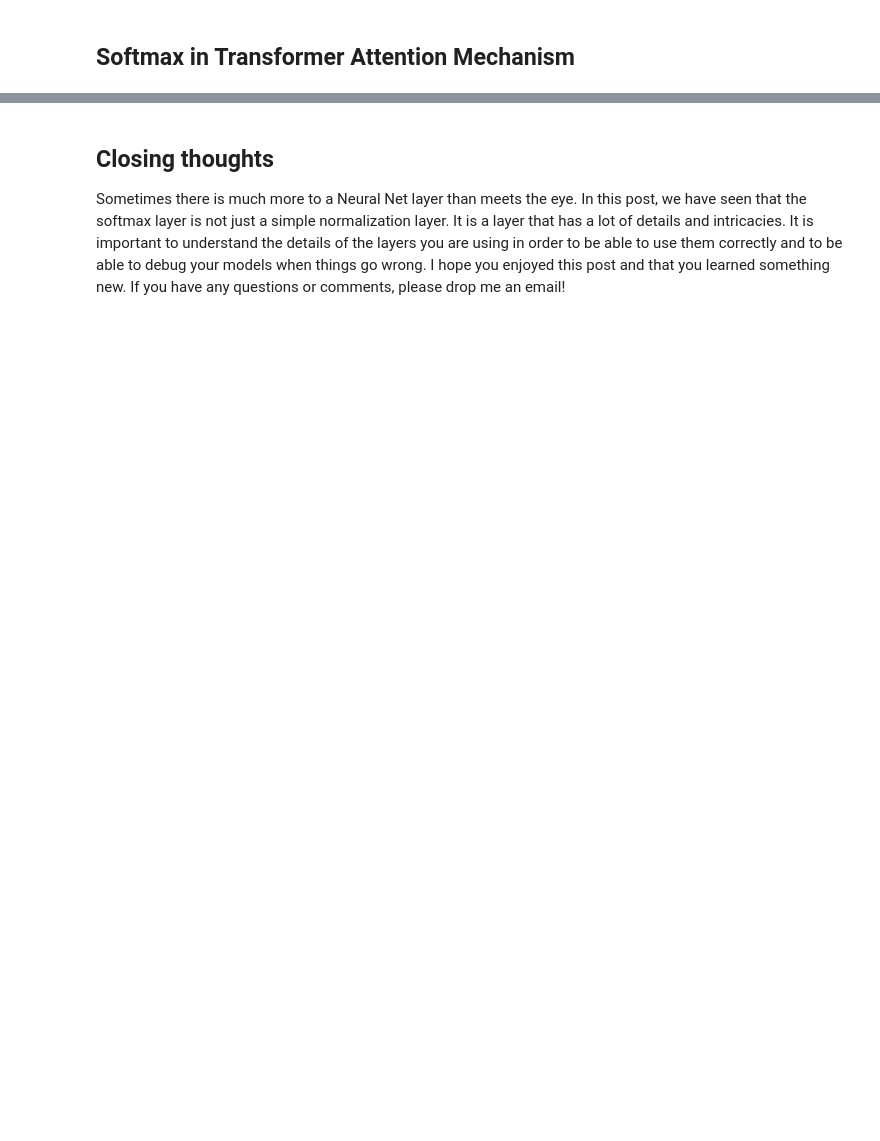
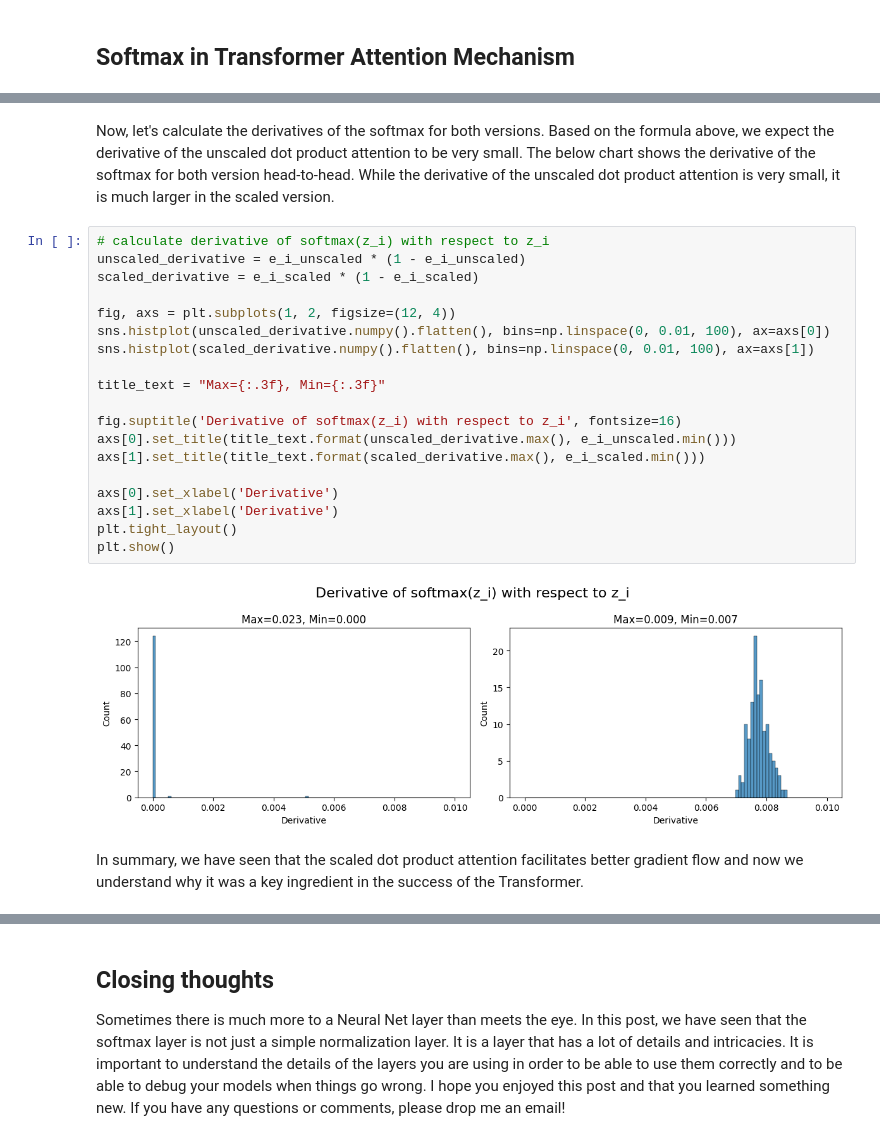
Before and after one commit to geroldcsendes/geroldcsendes.github.io, a Jupyter notebook: _notebooks/2023-07-11-softmax.ipynb, the cells around one changed output, grey strips where cells are left out. Cells and saved outputs as stored; diff of their text form; blank space fills up the shorter version.

```diff
--- a/_notebooks/2023-07-11-softmax.ipynb
+++ b/_notebooks/2023-07-11-softmax.ipynb
@@ -458,3 +461,28 @@ sns.histplot(e_i_scaled.numpy().flatten(), bins=np.arange(0, 1.1, 0.01))
+# %% [markdown]
+Now, let's calculate the derivatives of the softmax for both versions. Based on the formula above, we expect the derivative of the unscaled dot product attention to be very small. The below chart shows the derivative of the softmax for both version head-to-head. While the derivative of the unscaled dot product attention is very small, it is much larger in the scaled version.
+# %%
+# calculate derivative of softmax(z_i) with respect to z_i
+unscaled_derivative = e_i_unscaled * (1 - e_i_unscaled)
+scaled_derivative = e_i_scaled * (1 - e_i_scaled)
+
+fig, axs = plt.subplots(1, 2, figsize=(12, 4))
+sns.histplot(unscaled_derivative.numpy().flatten(), bins=np.linspace(0, 0.01, 100), ax=axs[0])
+sns.histplot(scaled_derivative.numpy().flatten(), bins=np.linspace(0, 0.01, 100), ax=axs[1])
+
+title_text = "Max={:.3f}, Min={:.3f}"
+
+fig.suptitle('Derivative of softmax(z_i) with respect to z_i', fontsize=16)
+axs[0].set_title(title_text.format(unscaled_derivative.max(), e_i_unscaled.min()))
+axs[1].set_title(title_text.format(scaled_derivative.max(), e_i_scaled.min()))
+
+axs[0].set_xlabel('Derivative')
+axs[1].set_xlabel('Derivative')
+plt.tight_layout()
+plt.show()
+# %% [output]
+[figure, added]
+# %% [markdown]
+In summary, we have seen that the scaled dot product attention facilitates better gradient flow and now we understand why it was a key ingredient in the success of the Transformer.
 # %% [markdown]
 ## Inductive Bias of Softmax
 
```
Also changed, not shown: parts of 37 cells of this notebook, 6 other files.
